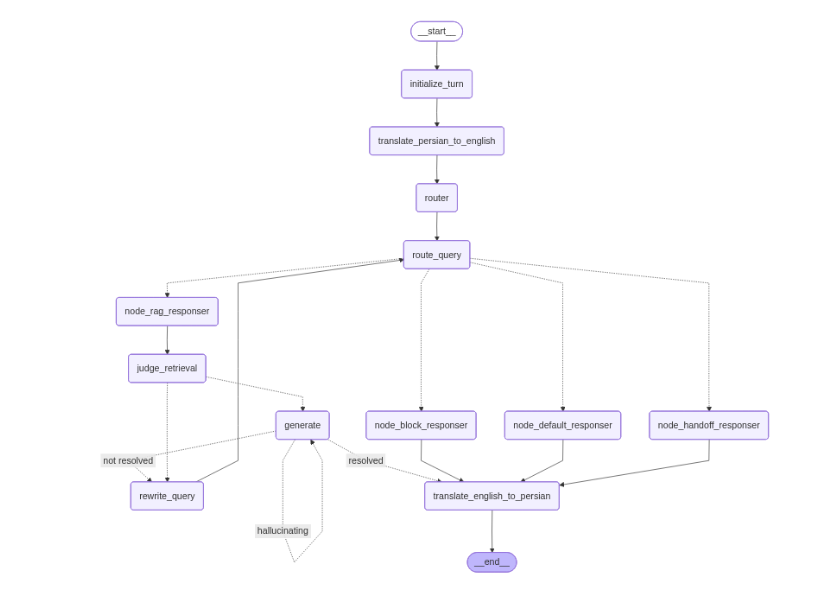
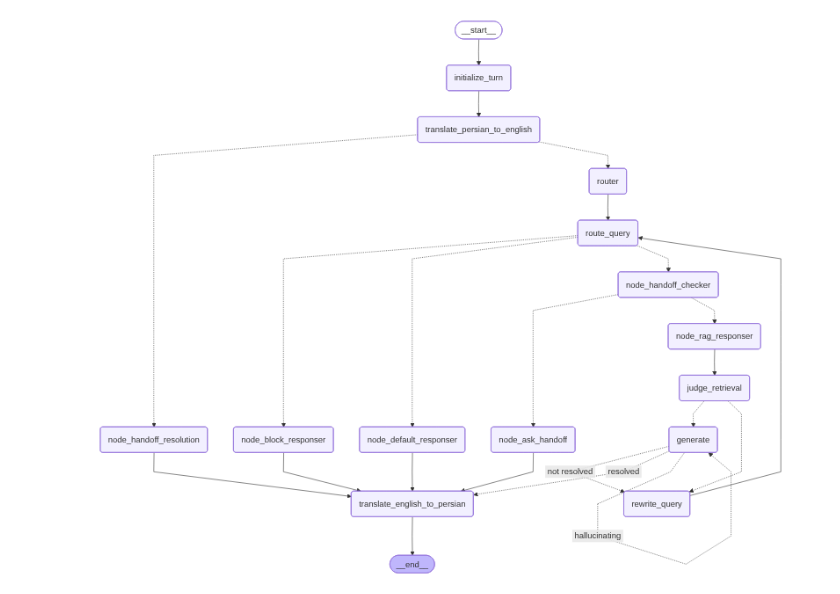
Before and after one commit to Miniohn/DataScience_Capstone, a Jupyter notebook: Chatbot_ver2/chatbot_revised.ipynb, the cells around one changed output. Cells and saved outputs as stored; diff of their text form; code cells hidden in the pictures.

Commit message:
Handoff Added, Prompt Revised

```diff
--- a/Chatbot_ver2/chatbot_revised.ipynb
+++ b/Chatbot_ver2/chatbot_revised.ipynb
@@ -55,6 +53,7 @@ class State(TypedDict):
     input_msg: str
     initial_translated: str #Eng #rewrite 하면 여기로 저장됨
     route: str
+    handoff_confirm: bool
     source: str
     documents: List[str]
     generation: str
@@ -574,12 +581,16 @@ def generate(state: State) -> State:
     You are a wise and compassionate pastor with deep knowledge of the Bible and Christian faith.
     You provide spiritual guidance and counsel based on biblical principles.
 
+    **CRITICAL INSTRUCTIONS**:
+    1. **ALWAYS use the retrieved context** to form your answer.
+    2. Even if the user's input is vague (e.g., "I have a question"), **DO NOT just say "Go ahead"**. Instead, briefly summarize the retrieved context and THEN ask what they want to know.
+    3. If you don't know the answer, just say that you don't know.
+
     Your approach:
     - Use the provided Q&A knowledge base to give accurate biblical answers
     - Speak naturally and conversationally, like a caring friend
     - Keep responses concise and conversational (1-2 sentences typically)
     - Respond like a real person, not an AI assistant
-    - Reference relevant Bible verses when appropriate, but briefly
     - Provide practical spiritual guidance in simple terms
     - Show understanding for people's spiritual struggles
     - Minimize direct scripture quotes: Minimize the use of direct Biblical quotations.
@@ -588,9 +599,8 @@ def generate(state: State) -> State:
     - Offer encouragement, not just explanations: Do not merely explain answers; include encouraging and inviting language to make the response resonate with the user.
     - Avoid AI-style openings: Do not use stereotypical AI opening phrases (e.g., "Absolutely," "That’s a thoughtful understanding," "That’s beautiful," "You’re absolutely right").
     - No parentheses: Do not use parentheses in your responses.
-    - Minimal emojis: Minimize the use of emojis.
-    - Strictly output raw plain text only. Do not use any Markdown formatting syntax.
-    - Specifically, avoid using asterisks (*), hashes (#), backticks (`), or bullet points.
+    - No emojis: Do not use emojis.
+    - Strictly output raw plain text only. Do not use any Markdown formatting syntax. (Avoid using asterisks (*), hashes (#), backticks (`), or bullet points.)
     - Do not use bold or italics for emphasis.
     - Always respond in English as the default language.
     """
@@ -886,7 +1007,9 @@ graph = (
     .add_node("translate_persian_to_english", translate_persian_to_english)
     .add_node("router", router)
     .add_node("route_query", route_query)
-    .add_node("node_handoff_responser", node_handoff_responser)
+    .add_node("node_handoff_checker", node_handoff_checker)
+    .add_node("node_ask_handoff", node_ask_handoff)
+    .add_node("node_handoff_resolution", node_handoff_resolution)
     .add_node("node_rag_responser", node_rag_responser)
     .add_node("node_default_responser", node_default_responser)
     .add_node("node_block_responser", node_block_responser)
@@ -895,29 +1018,51 @@ graph = (
     .add_node("rewrite_query", rewrite_query)
     .add_node("translate_english_to_persian", translate_english_to_persian)
 
-    # 엣지 연결
+    # 엣지
     .add_edge(START, "initialize_turn")
     .add_edge("initialize_turn", "translate_persian_to_english")
-    .add_edge("translate_persian_to_english", "router")
-    .add_edge("router", "route_query")
 
-    # 조건부 엣지: route_query -> (판단 로직) -> 각 노드
+    # 0차 라우터 (handoff or not)
     .add_conditional_edges(
-        "route_query",
-        route_logic_with_handoff,
+        "translate_persian_to_english",
+        route_priority_check,
         {
-            "node_handoff_responser": "node_handoff_responser", # 사람 연결
-            "node_rag_responser": "node_rag_responser",         # RAG 검색
-            "node_default_responser": "node_default_responser", # 일상 대화
-            "node_block_responser": "node_block_responser",     # 차단
+            "node_handoff_resolution": "node_handoff_resolution",
+            "router": "router"
         }
     )
 
-    # Handoff 메시지 생성 후 -> 번역 -> 종료
-    .add_edge("node_handoff_responser", "translate_english_to_persian")
+    # Router 흐름
+    .add_edge("router", "route_query")
 
+    # 1차 라우터 (RAG / Default / Block)
+    .add_conditional_edges(
+        "route_query",
+        route_initial_classification,
+        {
+            "node_handoff_checker": "node_handoff_checker",
+            "node_default_responser": "node_default_responser",
+            "node_block_responser": "node_block_responser"
+        }
+    )
+
+    # 2차 라우터 (ask / rag)
+    .add_conditional_edges(
+        "node_handoff_checker",
+        route_after_handoff_check,
+        {
+            "node_ask_handoff": "node_ask_handoff",
+            "node_rag_responser": "node_rag_responser"
+        }
+    )
+
+    # 종료 연결
+    .add_edge("node_ask_handoff", "translate_english_to_persian")
+    .add_edge("node_handoff_resolution", "translate_english_to_persian")
     .add_edge("node_default_responser", "translate_english_to_persian")
     .add_edge("node_block_responser", "translate_english_to_persian")
+
+    # RAG 흐름
     .add_edge("node_rag_responser", "judge_retrieval")
     .add_conditional_edges(
         "judge_retrieval",
@@ -926,36 +1071,35 @@ graph = (
             "generate": "generate",
             "rewrite_query": "rewrite_query"
         }
     )
     .add_edge("rewrite_query", "route_query")
     .add_conditional_edges(
         "generate",
         judge_factfullness,
         {
             "hallucinating": "generate",
             "resolved": "translate_english_to_persian",
             "not resolved": "rewrite_query"
         }
     )
+
     .add_edge("translate_english_to_persian", END)
     .compile(checkpointer=memory)
 )
 
-
 """# 그래프 시각화 - 맥 Intel
 diagram = Image(graph.get_graph().draw_mermaid_png(draw_method=MermaidDrawMethod.PYPPETEER))
 display(diagram)"""
-
 
 # 그래프 시각화 - 맥 M1/2/3 (PYPPETEER -> API 로 변경)
 diagram = Image(
     graph.get_graph().draw_mermaid_png(
         draw_method=MermaidDrawMethod.API
     )
 )
 display(diagram)
 # %% [output]
-[figure, old version]
+[figure, new version]
 # %%
 def run(input_msg: str, session_id: str):
     """
```
Also changed, not shown: parts of 7 cells of this notebook, 1 other file.
